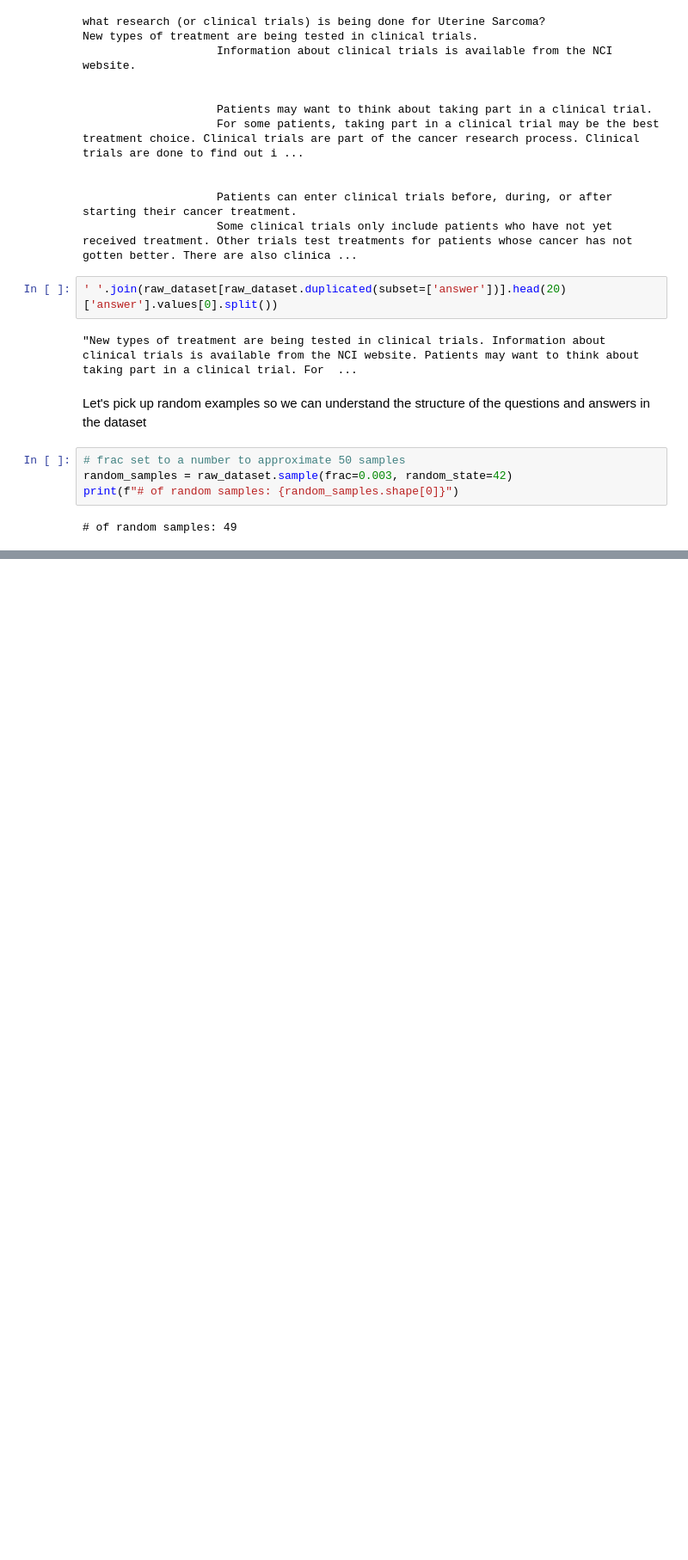
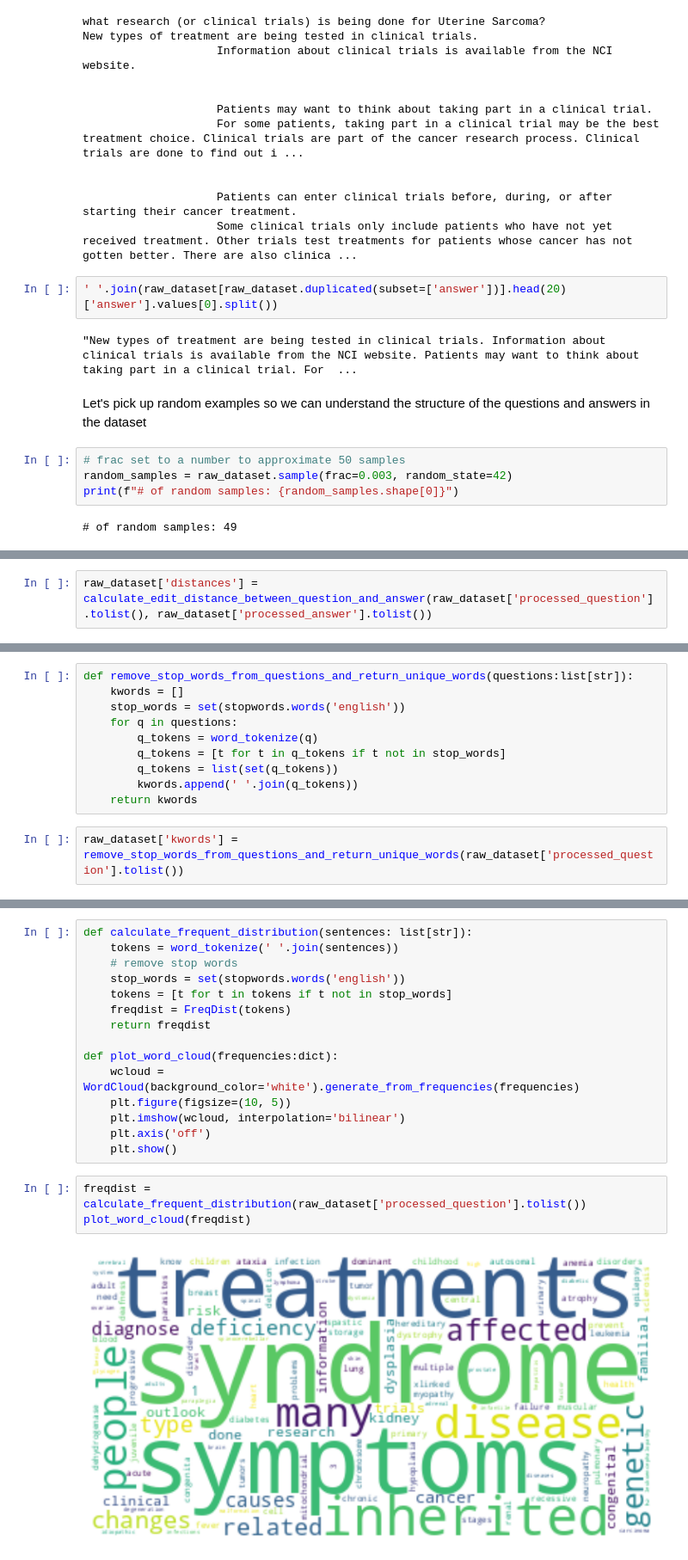
Before and after one commit to alditus/medical_assistant_bot_assignment, a Jupyter notebook: notebooks/data_exploration_eda/exploratory_data_analysis.ipynb, the cells around one changed output, grey strips where cells are left out. Shown at 86% size. Drawn from its saved outputs; the diff is of its cells as text; blank space fills up the shorter version.

```diff
--- a/notebooks/data_exploration_eda/exploratory_data_analysis.ipynb
+++ b/notebooks/data_exploration_eda/exploratory_data_analysis.ipynb
@@ -269,0 +266,2 @@ True
+# %%
+raw_dataset['distances'] = calculate_edit_distance_between_question_and_answer(raw_dataset['processed_question'].tolist(), raw_dataset['processed_answer'].tolist())
@@ -269,0 +329,12 @@ True
+# %%
+def remove_stop_words_from_questions_and_return_unique_words(questions:list[str]):
+    kwords = []
+    stop_words = set(stopwords.words('english'))
+    for q in questions:
+        q_tokens = word_tokenize(q)
+        q_tokens = [t for t in q_tokens if t not in stop_words]
+        q_tokens = list(set(q_tokens))
+        kwords.append(' '.join(q_tokens))
+    return kwords
+# %%
+raw_dataset['kwords'] = remove_stop_words_from_questions_and_return_unique_words(raw_dataset['processed_question'].tolist())
@@ -269,0 +370,20 @@ True
+# %%
+def calculate_frequent_distribution(sentences: list[str]):
+    tokens = word_tokenize(' '.join(sentences))
+    # remove stop words
+    stop_words = set(stopwords.words('english'))
+    tokens = [t for t in tokens if t not in stop_words]
+    freqdist = FreqDist(tokens)
+    return freqdist
+
+def plot_word_cloud(frequencies:dict):
+    wcloud = WordCloud(background_color='white').generate_from_frequencies(frequencies)
+    plt.figure(figsize=(10, 5))
+    plt.imshow(wcloud, interpolation='bilinear')
+    plt.axis('off')
+    plt.show()
+# %%
+freqdist = calculate_frequent_distribution(raw_dataset['processed_question'].tolist())
+plot_word_cloud(freqdist)
+# %% [output]
+[figure, added]
```
Also changed, not shown: parts of 64 cells of this notebook.
